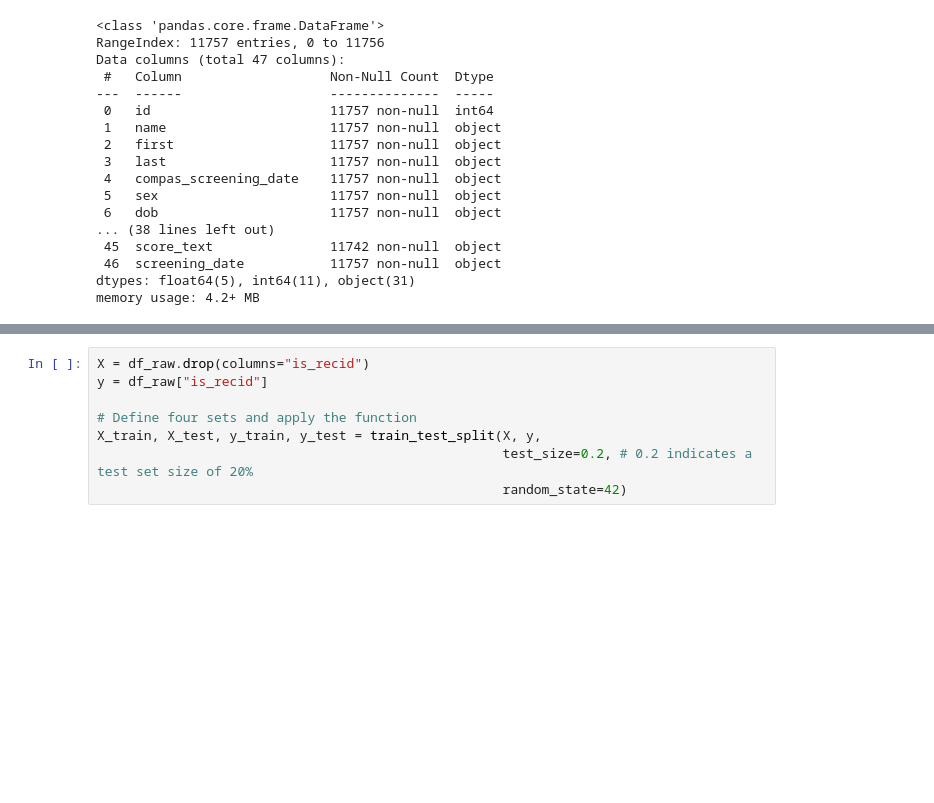
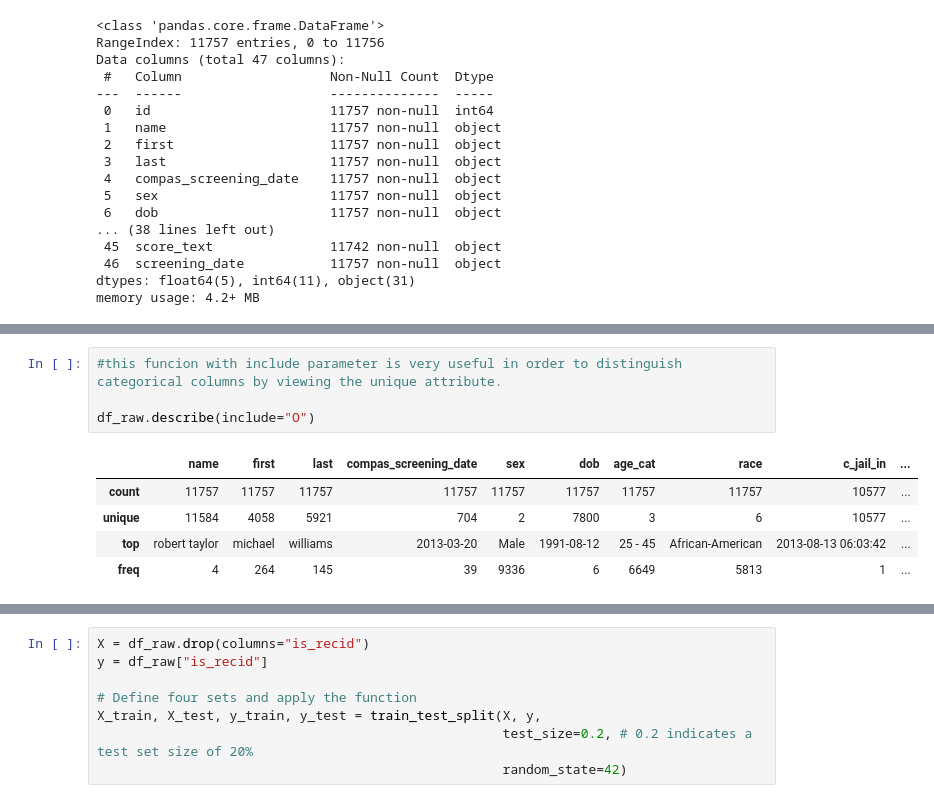
Before and after one commit to MarioCicalese/Fairness_datasmell_SE4AI, a Jupyter notebook: rawCompas.ipynb, the cells around one changed output, grey strips where cells are left out. Drawn from its saved outputs; the diff is of its cells as text; blank space fills up the shorter version.

```diff
--- a/rawCompas.ipynb
+++ b/rawCompas.ipynb
@@ -185,0 +134,10 @@ df_raw = df_raw.dropna()
+# %%
+#this funcion with include parameter is very useful in order to distinguish categorical columns by viewing the unique attribute.
+
+df_raw.describe(include="O")
+# %% [output]
+|  | name | first | last | compas_screening_date | sex | dob | age_cat | race | c_jail_in | ... |
+| count | 11757 | 11757 | 11757 | 11757 | 11757 | 11757 | 11757 | 11757 | 10577 | ... |
+| unique | 11584 | 4058 | 5921 | 704 | 2 | 7800 | 3 | 6 | 10577 | ... |
+| top | robert taylor | michael | williams | 2013-03-20 | Male | 1991-08-12 | 25 - 45 | African-American | 2013-08-13 06:03:42 | ... |
+| freq | 4 | 264 | 145 | 39 | 9336 | 6 | 6649 | 5813 | 1 | ... |
```
Also changed, not shown: parts of 26 cells of this notebook.
